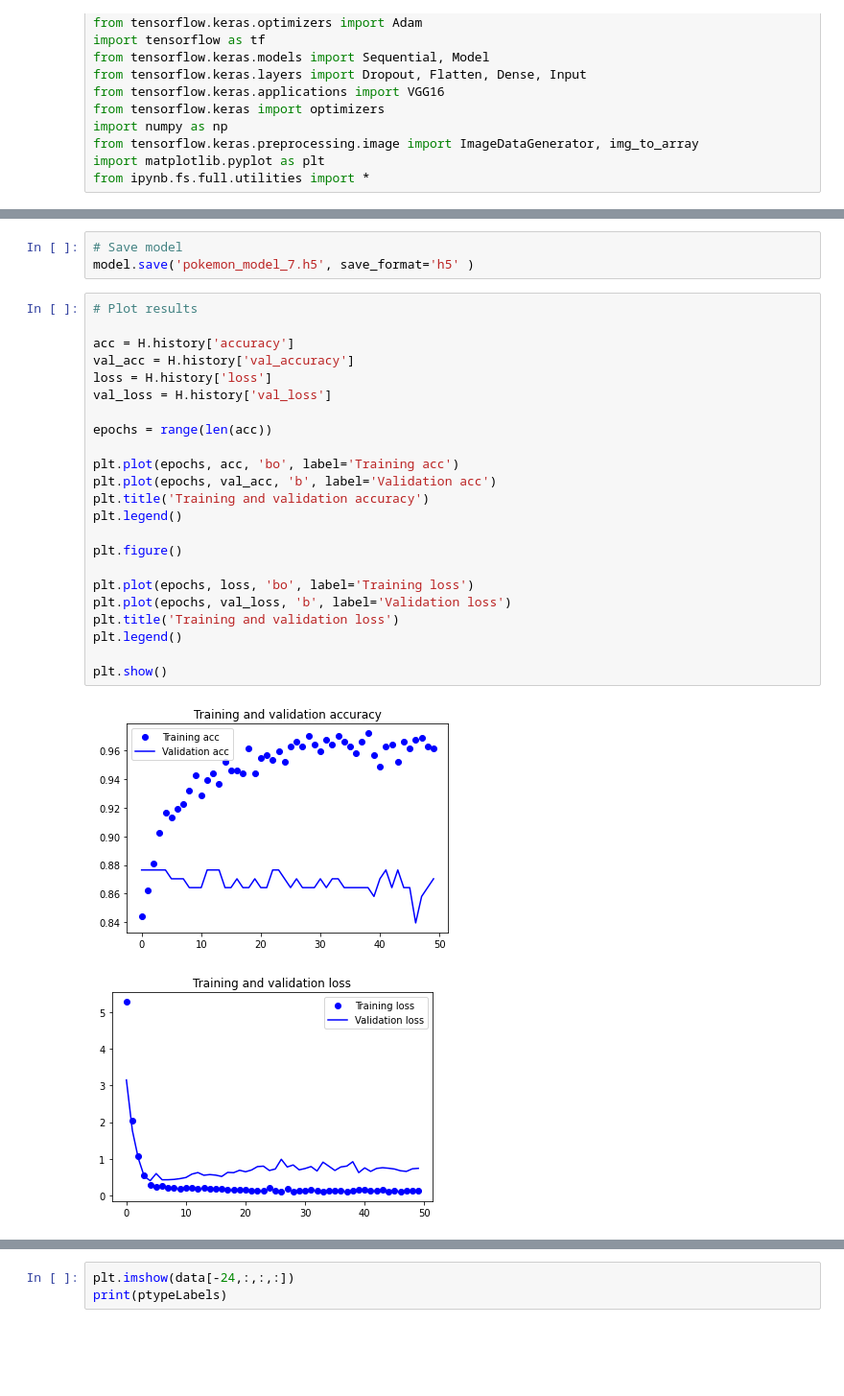
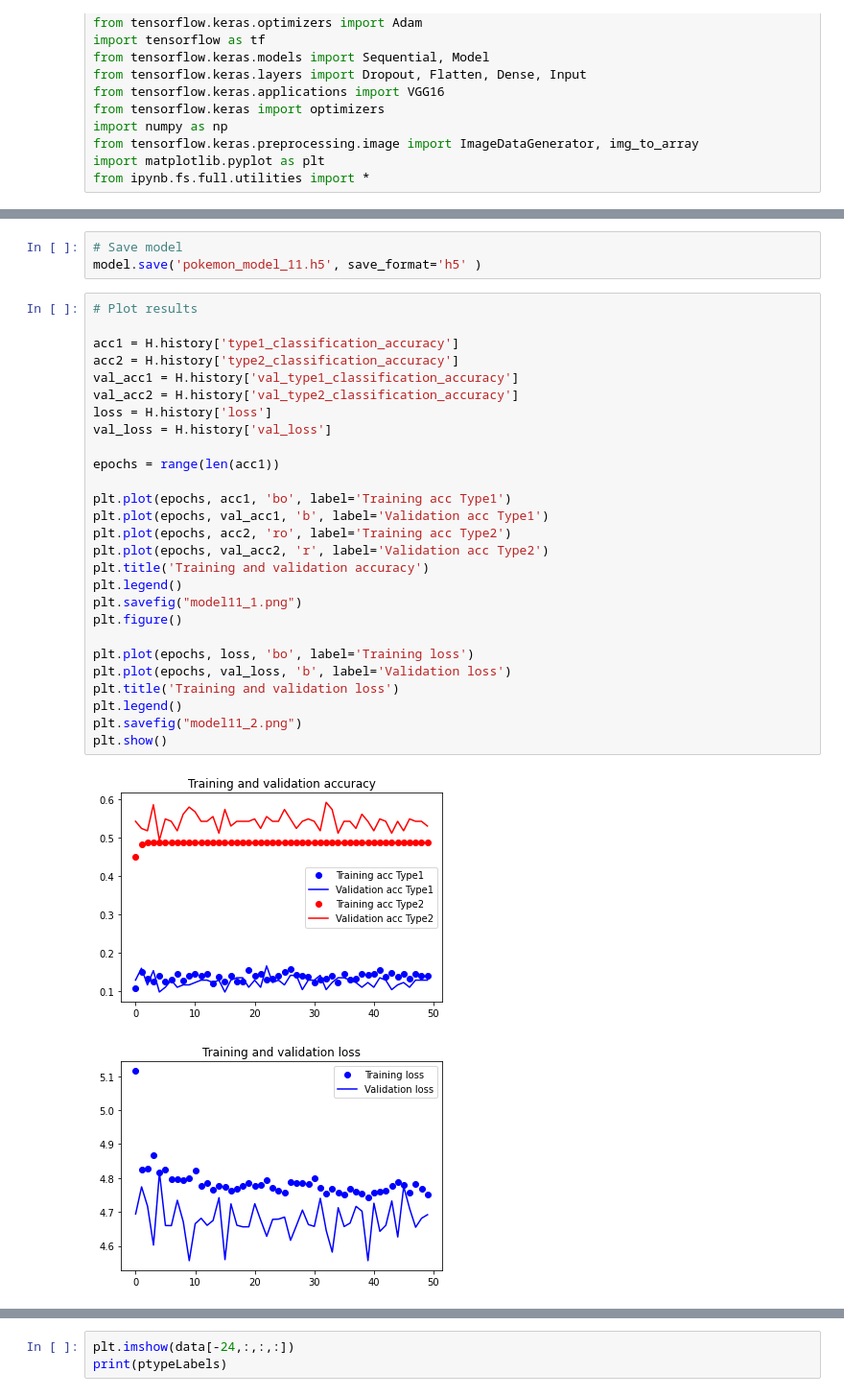
Before and after one commit to deleonalejandro/machine-learning, a Jupyter notebook: TransferLearning/intento_alex.ipynb, the cells around one changed output, grey strips where cells are left out. Shown at 96% size. Saved outputs shown, nothing was run; the diff lists cells and outputs as text; blank space fills up the shorter version.

```diff
--- a/TransferLearning/intento_alex.ipynb
+++ b/TransferLearning/intento_alex.ipynb
@@ -153,31 +218,35 @@ Epoch 50/50
 # %%
 # Save model
-model.save('pokemon_model_7.h5', save_format='h5' )
+model.save('pokemon_model_11.h5', save_format='h5' )
 # %%
 # Plot results
 
-acc = H.history['accuracy']
-val_acc = H.history['val_accuracy']
+acc1 = H.history['type1_classification_accuracy']
+acc2 = H.history['type2_classification_accuracy']
+val_acc1 = H.history['val_type1_classification_accuracy']
+val_acc2 = H.history['val_type2_classification_accuracy']
 loss = H.history['loss']
 val_loss = H.history['val_loss']
 
-epochs = range(len(acc))
+epochs = range(len(acc1))
 
-plt.plot(epochs, acc, 'bo', label='Training acc')
-plt.plot(epochs, val_acc, 'b', label='Validation acc')
+plt.plot(epochs, acc1, 'bo', label='Training acc Type1')
+plt.plot(epochs, val_acc1, 'b', label='Validation acc Type1')
+plt.plot(epochs, acc2, 'ro', label='Training acc Type2')
+plt.plot(epochs, val_acc2, 'r', label='Validation acc Type2')
 plt.title('Training and validation accuracy')
 plt.legend()
-
+plt.savefig("model11_1.png")
 plt.figure()
 
 plt.plot(epochs, loss, 'bo', label='Training loss')
 plt.plot(epochs, val_loss, 'b', label='Validation loss')
 plt.title('Training and validation loss')
 plt.legend()
-
+plt.savefig("model11_2.png")
 plt.show()
 # %% [output]
-[figure, old version]
+[figure, new version]
-[figure, old version]
+[figure, new version]
 # %%
 # Test model
```
Also changed, not shown: parts of 3 cells of this notebook, 8 other files.
